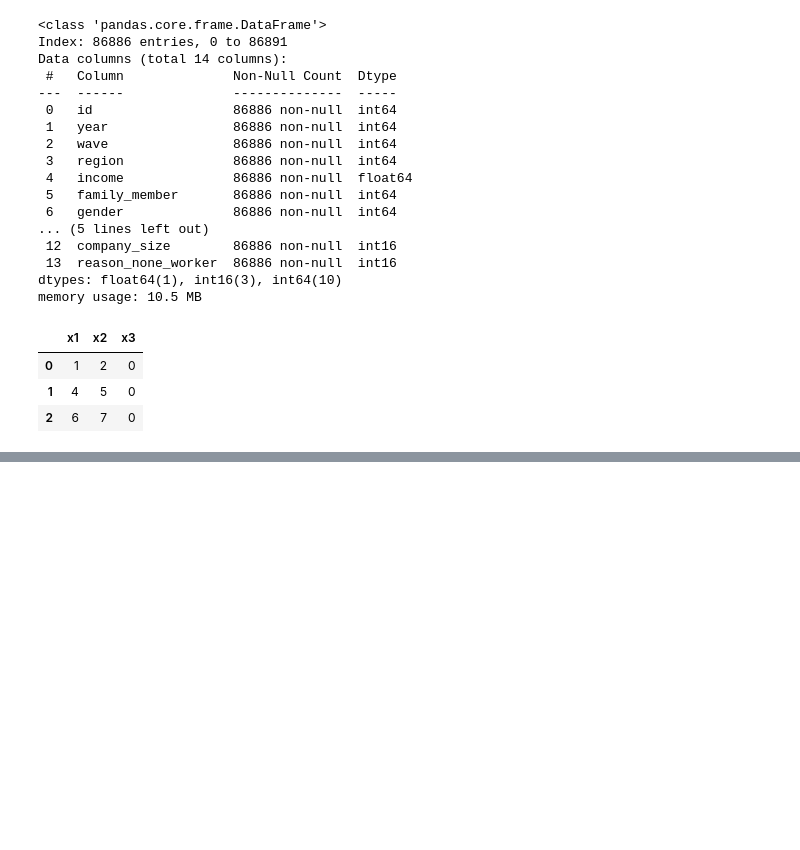
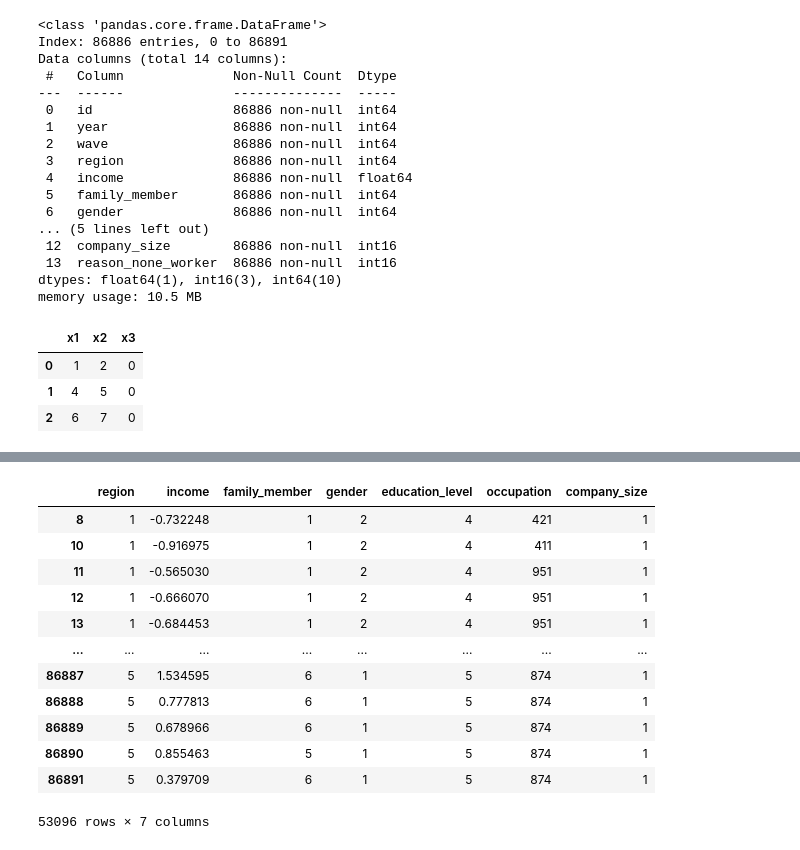
Before and after one commit to songseogyeong/study-machine_learning, a Jupyter notebook: c_regression/f_regularized_linear_regression.ipynb, the cells around one changed output, grey strips where cells are left out. Cells and saved outputs as stored; diff of their text form; code cells hidden in the pictures; blank space fills up the shorter version.

```diff
--- a/c_regression/f_regularized_linear_regression.ipynb
+++ b/c_regression/f_regularized_linear_regression.ipynb
@@ -463,0 +598,28 @@ array([ 614.,  896., 1310., ..., 7931., 8802., 6747.])
+# %%
+from sklearn.preprocessing import StandardScaler
+
+# 정규화 객체 생성
+std = StandardScaler()
+# 타겟 데이터 정규화 진행
+result = std.fit_transform(pre_i_df[['income']])
+
+# 원본 데이터 유지를 위해 데이터 프레임 복제
+std_pre_i_df = pre_i_df.copy()
+# 복제된 데이터 프레임에 정규화된 데이터 값으로 대체
+std_pre_i_df.loc[:, 'income'] = result
+
+std_pre_i_df
+# %% [output]
+|  | region | income | family_member | gender | education_level | occupation | company_size |
+| 8 | 1 | -0.732248 | 1 | 2 | 4 | 421 | 1 |
+| 10 | 1 | -0.916975 | 1 | 2 | 4 | 411 | 1 |
+| 11 | 1 | -0.565030 | 1 | 2 | 4 | 951 | 1 |
+| 12 | 1 | -0.666070 | 1 | 2 | 4 | 951 | 1 |
+| 13 | 1 | -0.684453 | 1 | 2 | 4 | 951 | 1 |
+| ... | ... | ... | ... | ... | ... | ... | ... |
+| 86887 | 5 | 1.534595 | 6 | 1 | 5 | 874 | 1 |
+| 86888 | 5 | 0.777813 | 6 | 1 | 5 | 874 | 1 |
+| 86889 | 5 | 0.678966 | 6 | 1 | 5 | 874 | 1 |
+| 86890 | 5 | 0.855463 | 5 | 1 | 5 | 874 | 1 |
+| 86891 | 5 | 0.379709 | 6 | 1 | 5 | 874 | 1 |
+53096 rows × 7 columns
```
Also changed, not shown: parts of 54 cells of this notebook.
